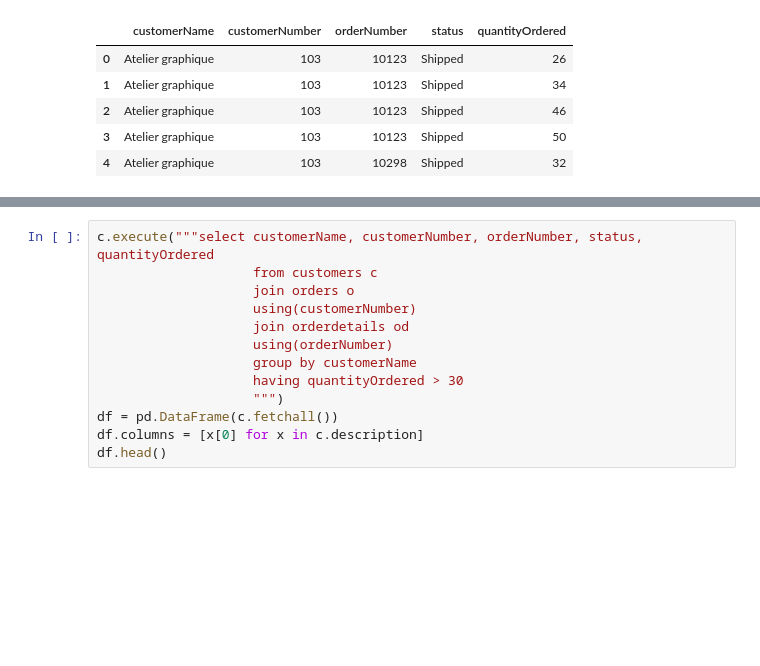
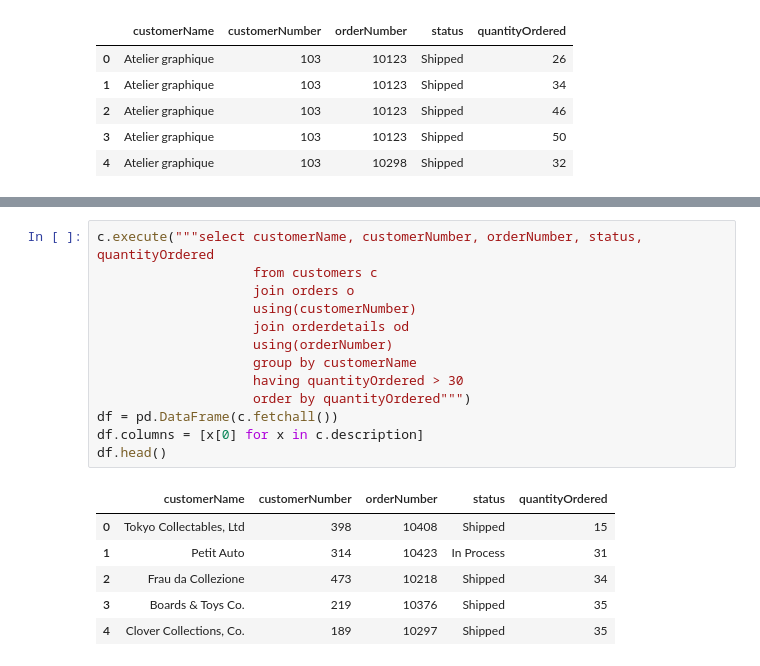
Before and after one commit to lnhdn/dsc-more-practice-with-sql-queries-lab-nyc-ds-career-042219, a Jupyter notebook: index.ipynb, the cells around one changed output, grey strips where cells are left out. Saved outputs shown, nothing was run; the diff lists cells and outputs as text; blank space fills up the shorter version.

```diff
--- a/index.ipynb
+++ b/index.ipynb
@@ -131,16 +131,23 @@ Now, repeat the last query, but only get orders from customers that have a quant
 # %%
 c.execute("""select customerName, customerNumber, orderNumber, status, quantityOrdered
                     from customers c
                     join orders o
                     using(customerNumber)
                     join orderdetails od
                     using(orderNumber)
                     group by customerName
                     having quantityOrdered > 30
-                    """)
+                    order by quantityOrdered""")
 df = pd.DataFrame(c.fetchall())
 df.columns = [x[0] for x in c.description]
 df.head()
+# %% [output]
+|  | customerName | customerNumber | orderNumber | status | quantityOrdered |
+| 0 | Tokyo Collectables, Ltd | 398 | 10408 | Shipped | 15 |
+| 1 | Petit Auto | 314 | 10423 | In Process | 31 |
+| 2 | Frau da Collezione | 473 | 10218 | Shipped | 34 |
+| 3 | Boards & Toys Co. | 219 | 10376 | Shipped | 35 |
+| 4 | Clover Collections, Co. | 189 | 10297 | Shipped | 35 |
 # %% [markdown]
 #### Expected Output
 
```
